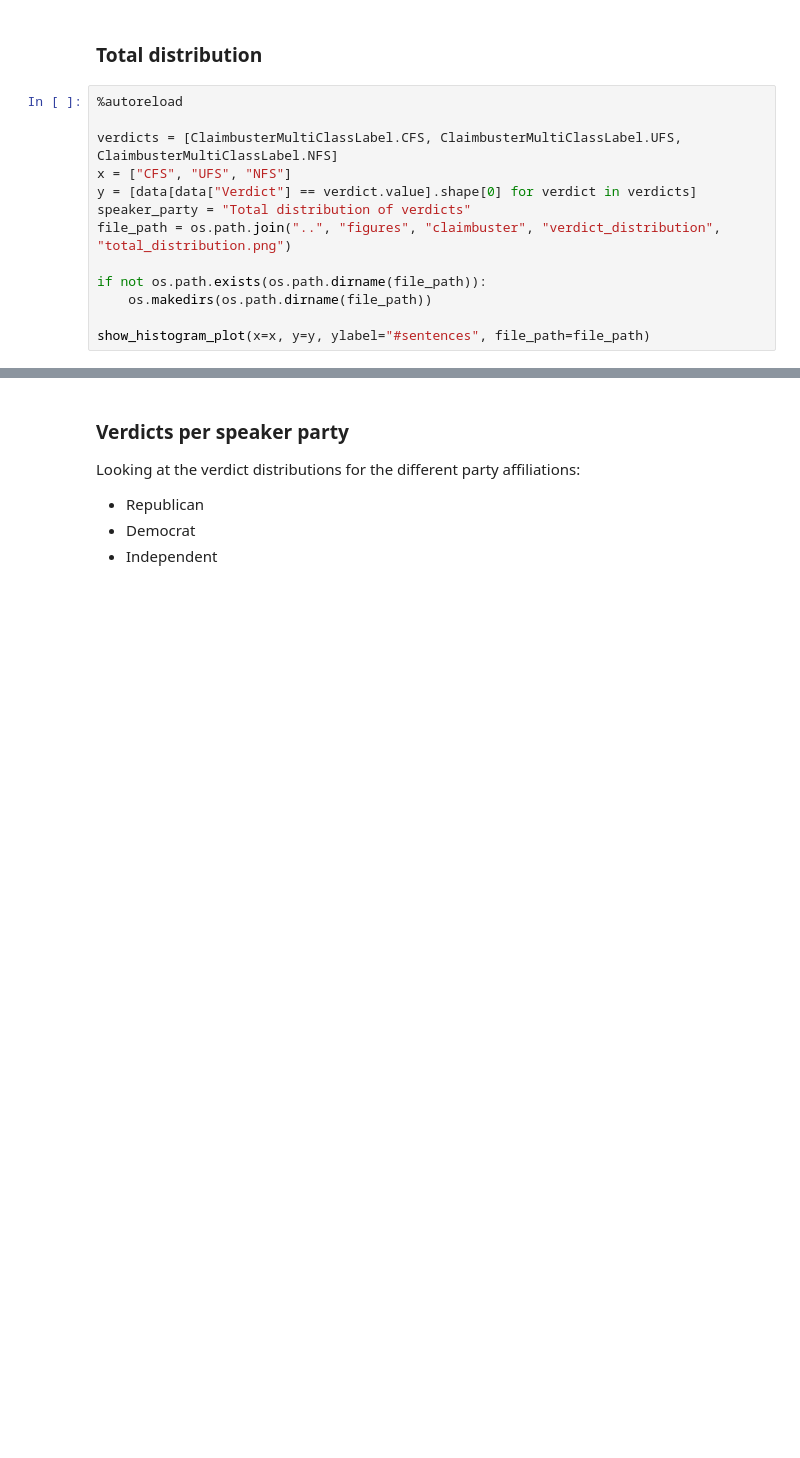
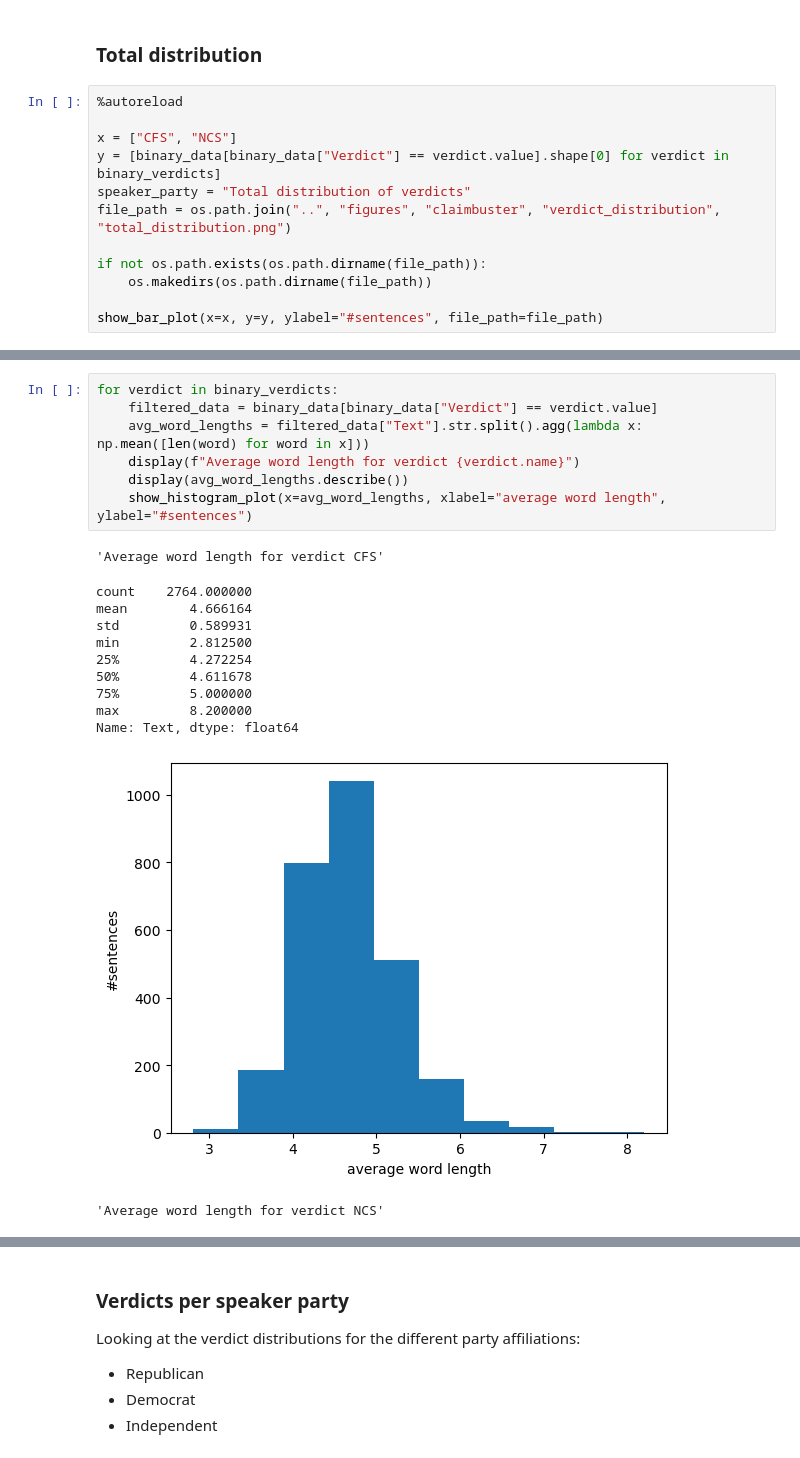
Before and after one commit to matsbratvold/Checkworthiness-Detection-with-Open-Source-LLMs, a Jupyter notebook: src/claimbuster.ipynb, the cells around one changed output, grey strips where cells are left out. Drawn from its saved outputs; the diff is of its cells as text; blank space fills up the shorter version.

```diff
--- a/src/claimbuster.ipynb
+++ b/src/claimbuster.ipynb
@@ -69,14 +75,13 @@ Looking at the distribution of the different verdicts CFS, UFS, and NFS, both th
 # %%
 %autoreload
 
-verdicts = [ClaimbusterMultiClassLabel.CFS, ClaimbusterMultiClassLabel.UFS, ClaimbusterMultiClassLabel.NFS]
-x = ["CFS", "UFS", "NFS"]
-y = [data[data["Verdict"] == verdict.value].shape[0] for verdict in verdicts]
+x = ["CFS", "NCS"]
+y = [binary_data[binary_data["Verdict"] == verdict.value].shape[0] for verdict in binary_verdicts]
 speaker_party = "Total distribution of verdicts"
 file_path = os.path.join("..", "figures", "claimbuster", "verdict_distribution", "total_distribution.png")
 
 if not os.path.exists(os.path.dirname(file_path)):
     os.makedirs(os.path.dirname(file_path))
 
-show_histogram_plot(x=x, y=y, ylabel="#sentences", file_path=file_path)
+show_bar_plot(x=x, y=y, ylabel="#sentences", file_path=file_path)
 # %% [output]
@@ -83,0 +128,20 @@ show_histogram_plot(x=x, y=y, ylabel="#sentences", file_path=file_path)
+# %%
+for verdict in binary_verdicts:
+    filtered_data = binary_data[binary_data["Verdict"] == verdict.value]
+    avg_word_lengths = filtered_data["Text"].str.split().agg(lambda x: np.mean([len(word) for word in x]))
+    display(f"Average word length for verdict {verdict.name}")
+    display(avg_word_lengths.describe())
+    show_histogram_plot(x=avg_word_lengths, xlabel="average word length", ylabel="#sentences")
+# %% [output]
+'Average word length for verdict CFS'
+count    2764.000000
+mean        4.666164
+std         0.589931
+min         2.812500
+25%         4.272254
+50%         4.611678
+75%         5.000000
+max         8.200000
+Name: Text, dtype: float64
+[figure, added]
+'Average word length for verdict NCS'
```
Also changed, not shown: parts of 16 cells of this notebook.
